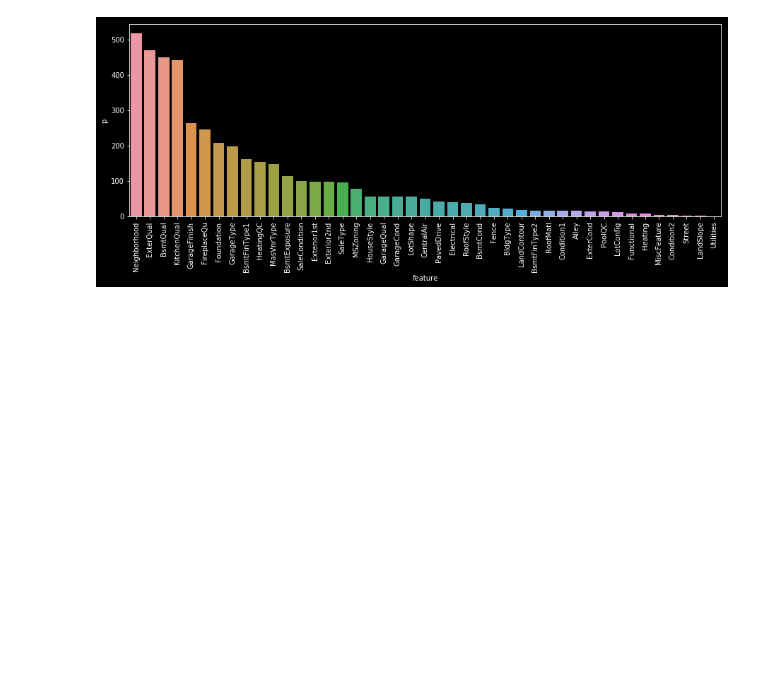
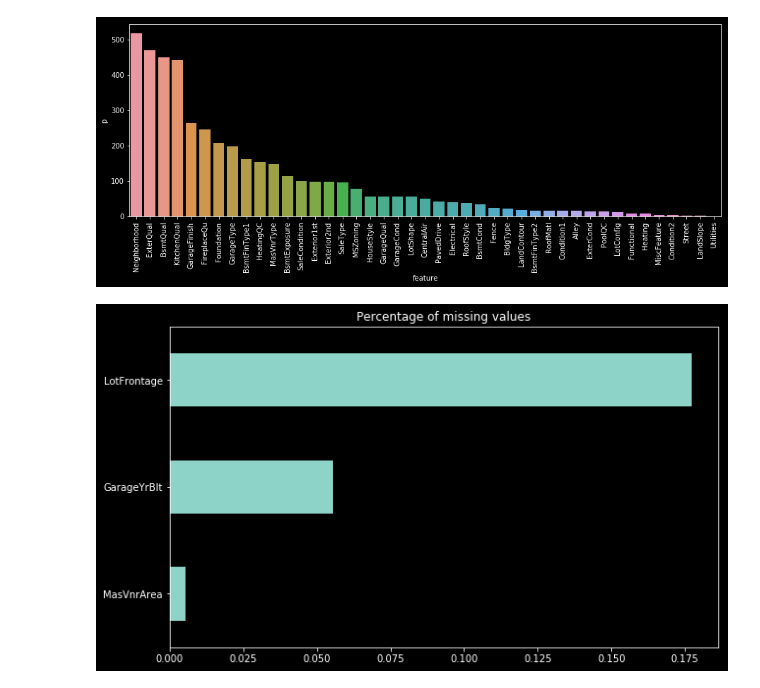
Before and after one commit to JPLAVALLEY/kaggle, a Jupyter notebook: House_Prices_Model_Development.ipynb, the cells around one changed output. Drawn from its saved outputs; the diff is of its cells as text; code cells hidden in the pictures; blank space fills up the shorter version.

```diff
--- a/House_Prices_Model_Development.ipynb
+++ b/House_Prices_Model_Development.ipynb
@@ -356,0 +359,14 @@ plt.show
+# %%
+missing_values = (df_train[cat_features] == 'Missing').sum().sort_values(ascending=False)
+missing_values[missing_values > 0]
+
+df_train.loc[df_train.Electrical == 'Missing', 'Electrical'] = df_train.Electrical.mode()[0]
+# %%
+missing_data = df_train.isnull().sum() / df_train.shape[0]
+missing_data[missing_data > 0].\
+    sort_values(ascending=True).\
+    plot(kind='barh', figsize=(10,6))
+plt.title('Percentage of missing values')
+plt.show()
+# %% [output]
+[figure, added]
```
Also changed, not shown: parts of 4 cells of this notebook.
